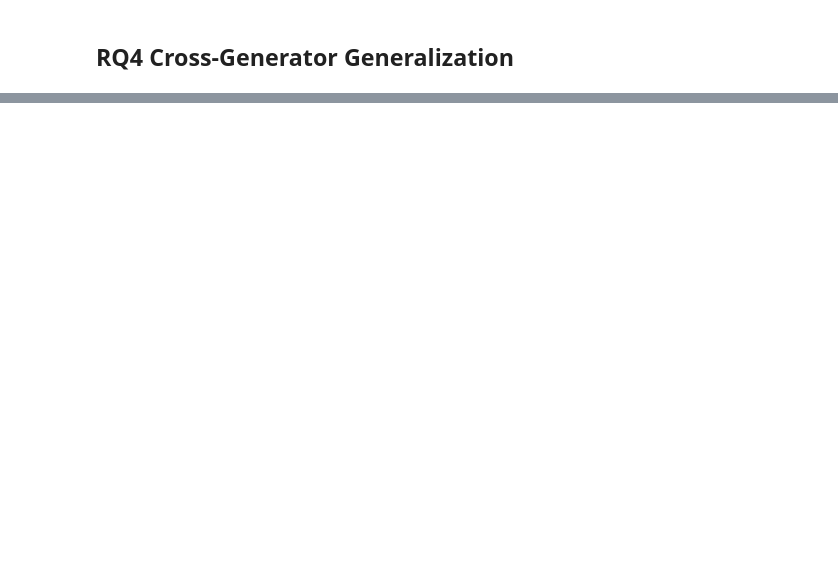
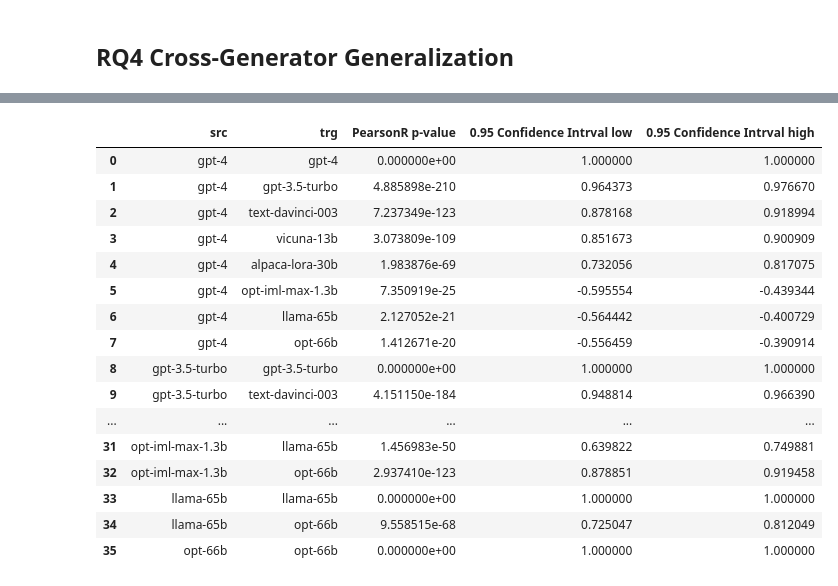
Before and after one commit to kinit-sk/mgt-detection-benchmark, a Jupyter notebook: 06_results_analysis.ipynb, the cells around one changed output, grey strips where cells are left out. Saved outputs shown, nothing was run; the diff lists cells and outputs as text; code cells hidden in the pictures; blank space fills up the shorter version.

```diff
--- a/06_results_analysis.ipynb
+++ b/06_results_analysis.ipynb
@@ -1248,0 +1224,13 @@ temp
+# %%
+#T-test for all combinations of train languages (statistical significance tests for Tab. 4 in the paper)
+res_df = pd.DataFrame()
+for (src, trg) in itertools.combinations_with_replacement(['en', 'es', 'ru', 'all', 'en3'], 2):
+  for lang in sorted_languages:
+   if src == trg: continue
+   print(f"Test language: {lang}, ({trg}, {src})")
+   res = stats.ttest_rel(temp[temp["Train Language"] == trg][lang], temp[temp["Train Language"] == src][lang])
+   print(stats.bayes_mvs(temp[temp["Train Language"] == trg][lang], alpha=0.95)[0])
+   print(stats.bayes_mvs(temp[temp["Train Language"] == src][lang], alpha=0.95)[0])
+   print(res)
+   res_df = pd.concat([res_df, pd.DataFrame({'Test Language':lang, 'Train Language':trg, '0.95 Confidence Intrval Min':stats.bayes_mvs(temp[temp["Train Language"] == trg][lang], alpha=0.95)[0].minmax[0], '0.95 Confidence Intrval Max':stats.bayes_mvs(temp[temp["Train Language"] == trg][lang], alpha=0.95)[0].minmax[1]}, index=[0])], ignore_index=True)
+   res_df = pd.concat([res_df, pd.DataFrame({'Test Language':lang, 'Train Language':src, '0.95 Confidence Intrval Min':stats.bayes_mvs(temp[temp["Train Language"] == src][lang], alpha=0.95)[0].minmax[0], '0.95 Confidence Intrval Max':stats.bayes_mvs(temp[temp["Train Language"] == src][lang], alpha=0.95)[0].minmax[1]}, index=[0])], ignore_index=True)
@@ -1248,0 +1255,4 @@ temp
+# %%
+res_df['Train Language'] = pd.Categorical(res_df['Train Language'], ["en", "es", "ru", "all", "en3"])
+res_df = res_df.drop_duplicates().sort_values(by=['Test Language', 'Train Language']).reset_index(drop=True)
+res_df
@@ -1305,0 +1306,16 @@ TtestResult(statistic=-0.24034118303200563, pvalue=0.8116480885413118, df=31)
+# %%
+#Replace std in Tab. 4 by confidence interval
+sort_key = {'en': 0, 'es': 1, 'ru': 2, 'all': 3, 'en3': 4}
+temp_mean = results_all_multilingual.reset_index().drop(columns=['Train LLM', 'Model']).groupby(['Train Language']).agg('mean').sort_index(key=lambda x: x.map(sort_key))
+res_df['ci'] = (res_df['0.95 Confidence Intrval Max'] - res_df['0.95 Confidence Intrval Min']) / 2
+res_df.drop(columns=['0.95 Confidence Intrval Max', '0.95 Confidence Intrval Min'], inplace=True)
+temp_ci = res_df.set_index(['Train Language', 'Test Language']).sort_values(['Train Language', 'Test Language']).stack().unstack(level=1).reset_index().set_index('Train Language').drop(columns=['level_1'])
+temp = temp_mean.copy()
+for col in temp_mean.columns:
+  temp[col] = [f"{str('%.4f' % x)} (±{str('%.2f' % y)})" for x,y in zip(temp_mean[col], temp_ci[col])]
+
+temp = temp.style.background_gradient(cmap=bg_cmap, vmin=bg_vmin, vmax=bg_vmax, text_color_threshold=bg_text_color_threshold, gmap=temp_mean, axis=None)
+display(temp)
+temp = temp.applymap_index(lambda v: "font-weight: bold;", axis=0).applymap_index(lambda v: "font-weight: bold;", axis=1).to_latex(convert_css=True)
+#little hack to properly format latex table
+print(temp.replace('\\color[HTML]{F1F1F1} ', '\\textcolor{white}{').replace('\\color[HTML]{000000} ', '\\textcolor{black}{').replace(') & {\\cellcolor', ')} & {\\cellcolor').replace(') \\', ')} \\').replace('\\bfseries all', '\\hline\n\\bfseries all'))
@@ -1448,3 +1483,32 @@ for (src, trg) in itertools.combinations_with_replacement(new_order[:-1], 2):
   print(src, trg)
   print(res)
   print(res.confidence_interval(0.95))
+# %%
+#statistical significance tests for Tab. 6 in the paper
+df = results_all
+res_df = pd.DataFrame()
+for (src, trg) in itertools.combinations_with_replacement(new_order[:-1], 2):
+  #print(src, trg)
+  res = stats.pearsonr(df[src], df[trg])
+  #print(res)
+  #print(res.confidence_interval(0.95))
+  res_df = pd.concat([res_df, pd.DataFrame({'src':src, 'trg':trg, 'PearsonR p-value':res[1], '0.95 Confidence Intrval low':res.confidence_interval(0.95)[0], '0.95 Confidence Intrval high':res.confidence_interval(0.95)[1]}, index=[0])], ignore_index=True)
+res_df
+# %% [output]
+|  | src | trg | PearsonR p-value | 0.95 Confidence Intrval low | 0.95 Confidence Intrval high |
+| 0 | gpt-4 | gpt-4 | 0.000000e+00 | 1.000000 | 1.000000 |
+| 1 | gpt-4 | gpt-3.5-turbo | 4.885898e-210 | 0.964373 | 0.976670 |
+| 2 | gpt-4 | text-davinci-003 | 7.237349e-123 | 0.878168 | 0.918994 |
+| 3 | gpt-4 | vicuna-13b | 3.073809e-109 | 0.851673 | 0.900909 |
+| 4 | gpt-4 | alpaca-lora-30b | 1.983876e-69 | 0.732056 | 0.817075 |
+| 5 | gpt-4 | opt-iml-max-1.3b | 7.350919e-25 | -0.595554 | -0.439344 |
+| 6 | gpt-4 | llama-65b | 2.127052e-21 | -0.564442 | -0.400729 |
+| 7 | gpt-4 | opt-66b | 1.412671e-20 | -0.556459 | -0.390914 |
+| 8 | gpt-3.5-turbo | gpt-3.5-turbo | 0.000000e+00 | 1.000000 | 1.000000 |
+| 9 | gpt-3.5-turbo | text-davinci-003 | 4.151150e-184 | 0.948814 | 0.966390 |
+| ... | ... | ... | ... | ... | ... |
+| 31 | opt-iml-max-1.3b | llama-65b | 1.456983e-50 | 0.639822 | 0.749881 |
+| 32 | opt-iml-max-1.3b | opt-66b | 2.937410e-123 | 0.878851 | 0.919458 |
+| 33 | llama-65b | llama-65b | 0.000000e+00 | 1.000000 | 1.000000 |
+| 34 | llama-65b | opt-66b | 9.558515e-68 | 0.725047 | 0.812049 |
+| 35 | opt-66b | opt-66b | 0.000000e+00 | 1.000000 | 1.000000 |
```
Also changed, not shown: parts of 23 cells of this notebook.
